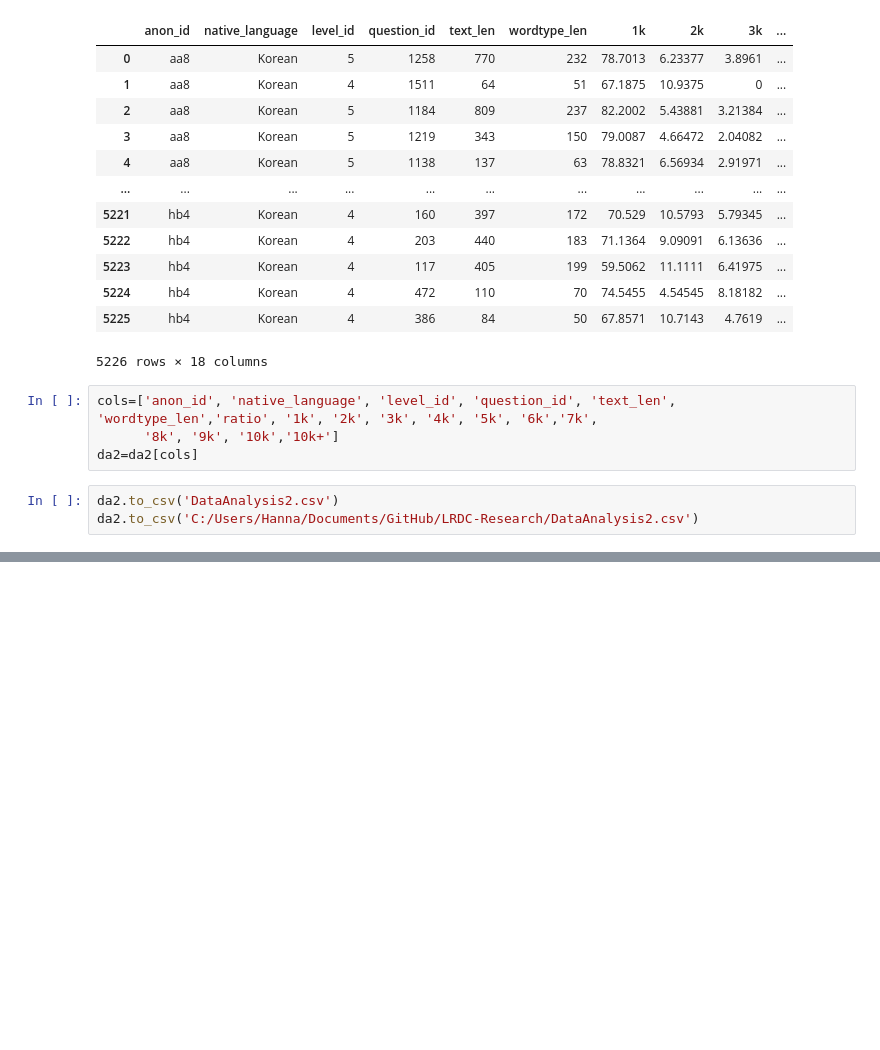
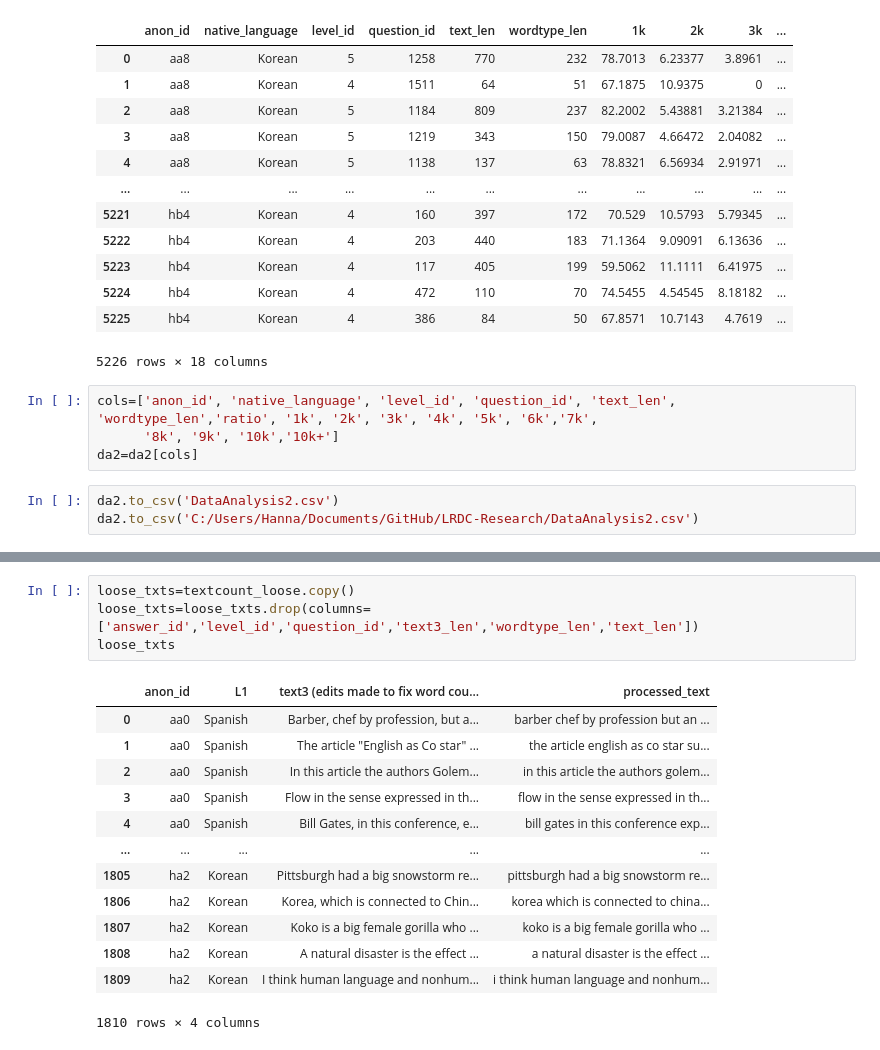
Before and after one commit to mencer456/LRDC-Research, a Jupyter notebook: Data Analysis.ipynb, the cells around one changed output, grey strips where cells are left out. Drawn from its saved outputs; the diff is of its cells as text; blank space fills up the shorter version.

```diff
--- a/Data Analysis.ipynb
+++ b/Data Analysis.ipynb
@@ -802,0 +822,18 @@ da2.to_csv('C:/Users/Hanna/Documents/GitHub/LRDC-Research/DataAnalysis2.csv')
+# %%
+loose_txts=textcount_loose.copy()
+loose_txts=loose_txts.drop(columns=['answer_id','level_id','question_id','text3_len','wordtype_len','text_len'])
+loose_txts
+# %% [output]
+|  | anon_id | L1 | text3 (edits made to fix word cou... | processed_text |
+| 0 | aa0 | Spanish | Barber, chef by profession, but a... | barber chef by profession but an ... |
+| 1 | aa0 | Spanish | The article "English as Co star" ... | the article english as co star su... |
+| 2 | aa0 | Spanish | In this article the authors Golem... | in this article the authors golem... |
+| 3 | aa0 | Spanish | Flow in the sense expressed in th... | flow in the sense expressed in th... |
+| 4 | aa0 | Spanish | Bill Gates, in this conference, e... | bill gates in this conference exp... |
+| ... | ... | ... | ... | ... |
+| 1805 | ha2 | Korean | Pittsburgh had a big snowstorm re... | pittsburgh had a big snowstorm re... |
+| 1806 | ha2 | Korean | Korea, which is connected to Chin... | korea which is connected to china... |
+| 1807 | ha2 | Korean | Koko is a big female gorilla who ... | koko is a big female gorilla who ... |
+| 1808 | ha2 | Korean | A natural disaster is the effect ... | a natural disaster is the effect ... |
+| 1809 | ha2 | Korean | I think human language and nonhum... | i think human language and nonhum... |
+1810 rows × 4 columns
```
Also changed, not shown: parts of 12 cells of this notebook, 2 other files.
